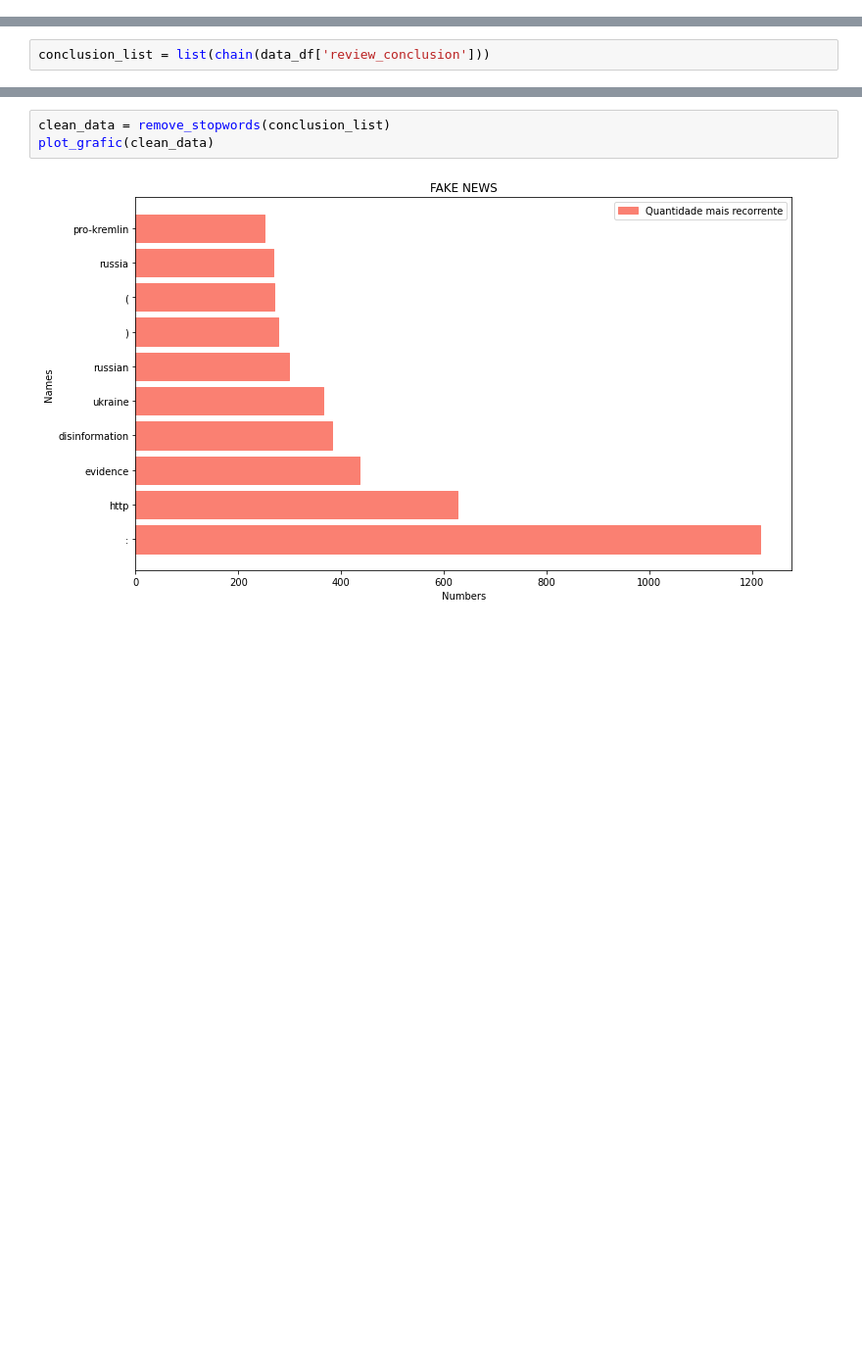
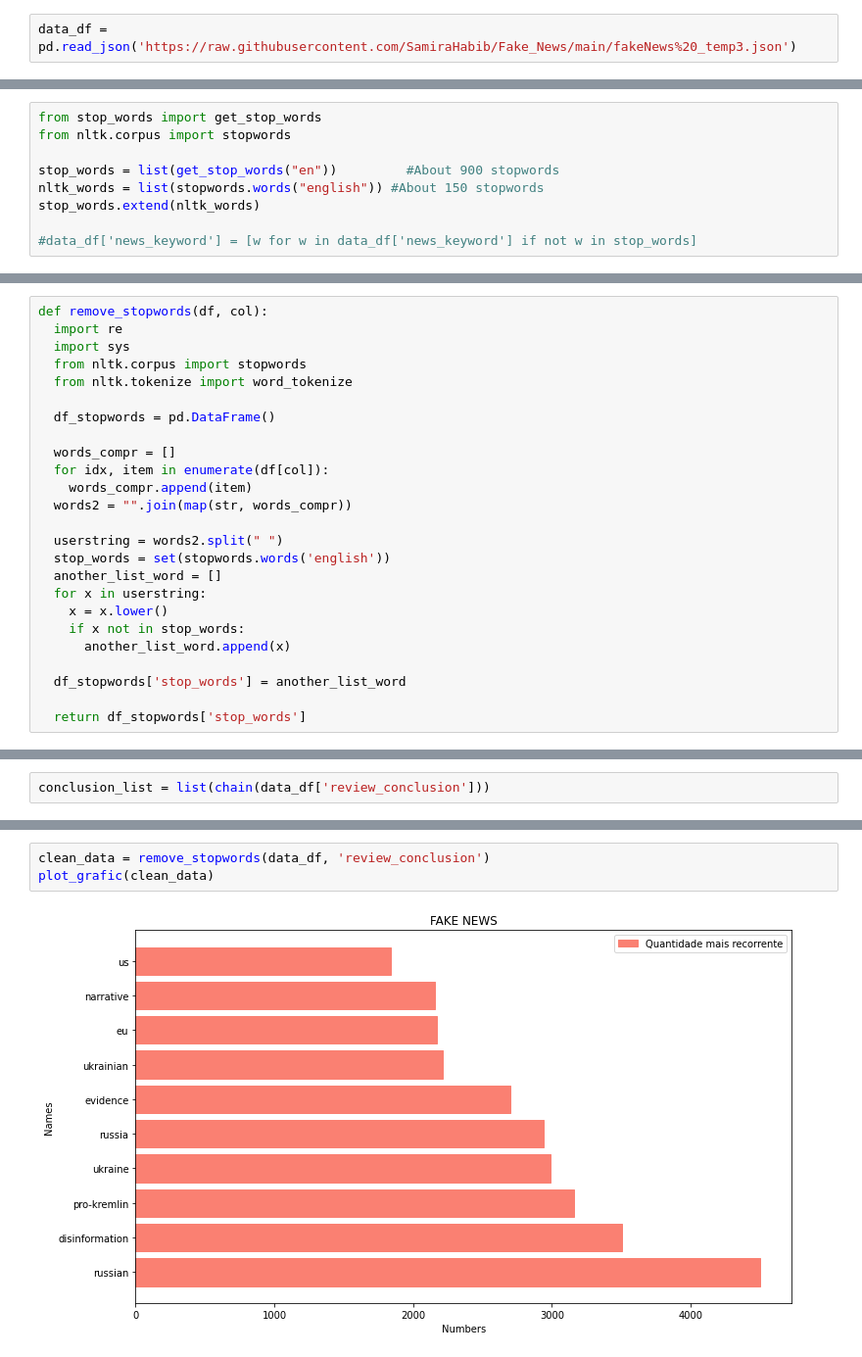
Before and after one commit to SamiraHabib/Fake_News, a Jupyter notebook: projeto_fake_news_1_2ipynb.ipynb, the cells around one changed output, grey strips where cells are left out. Shown at 98% size. Cells and saved outputs as stored; diff of their text form; blank space fills up the shorter version.

```diff
--- a/projeto_fake_news_1_2ipynb.ipynb
+++ b/projeto_fake_news_1_2ipynb.ipynb
@@ -9,3 +7,5 @@ data_df = pd.read_json('/content/drive/MyDrive/Colab Notebooks/Projeto - fake ne
+# %%
+data_df = pd.read_json('https://raw.githubusercontent.com/SamiraHabib/Fake_News/main/fakeNews%20_temp3.json')
 # %%
 data_df.head(2)
 # %% [output]
@@ -62,6 +82,15 @@ def print_words(list_col):
   plt.imshow(word_cloud)
   plt.axis("off")
   return plt.show()
+# %%
+from stop_words import get_stop_words
+from nltk.corpus import stopwords
+
+stop_words = list(get_stop_words("en"))         #About 900 stopwords
+nltk_words = list(stopwords.words("english")) #About 150 stopwords
+stop_words.extend(nltk_words)
+
+#data_df['news_keyword'] = [w for w in data_df['news_keyword'] if not w in stop_words]
 # %% [markdown]
 **Função que plota gráfico de barras**
 # %%
@@ -144,3 +123,28 @@ def remove_stopword(df, df_col):
+# %%
+def remove_stopwords(df, col):
+  import re
+  import sys
+  from nltk.corpus import stopwords
+  from nltk.tokenize import word_tokenize
+
+  df_stopwords = pd.DataFrame()
+
+  words_compr = []
+  for idx, item in enumerate(df[col]):
+    words_compr.append(item)
+  words2 = "".join(map(str, words_compr))
+
+  userstring = words2.split(" ")
+  stop_words = set(stopwords.words('english'))
+  another_list_word = []
+  for x in userstring:
+    x = x.lower()
+    if x not in stop_words:
+      another_list_word.append(x)
+
+  df_stopwords['stop_words'] = another_list_word
+
+  return df_stopwords['stop_words']
 # %% [markdown]
 ###**Palavras chaves mais citadas nas notícias originais**
 # %%
@@ -203,5 +222,5 @@ print_words(conclusion_list)
 # %%
-clean_data = remove_stopwords(conclusion_list)
+clean_data = remove_stopwords(data_df, 'review_conclusion')
 plot_grafic(clean_data)
 # %% [output]
-[figure, old version]
+[figure, new version]
```
Also changed, not shown: parts of 18 cells of this notebook.
